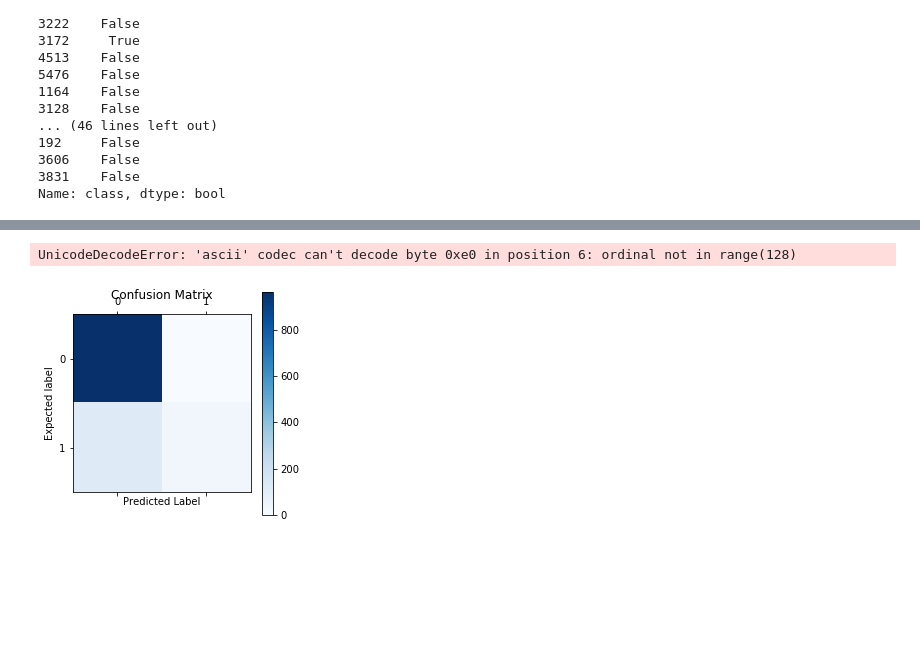
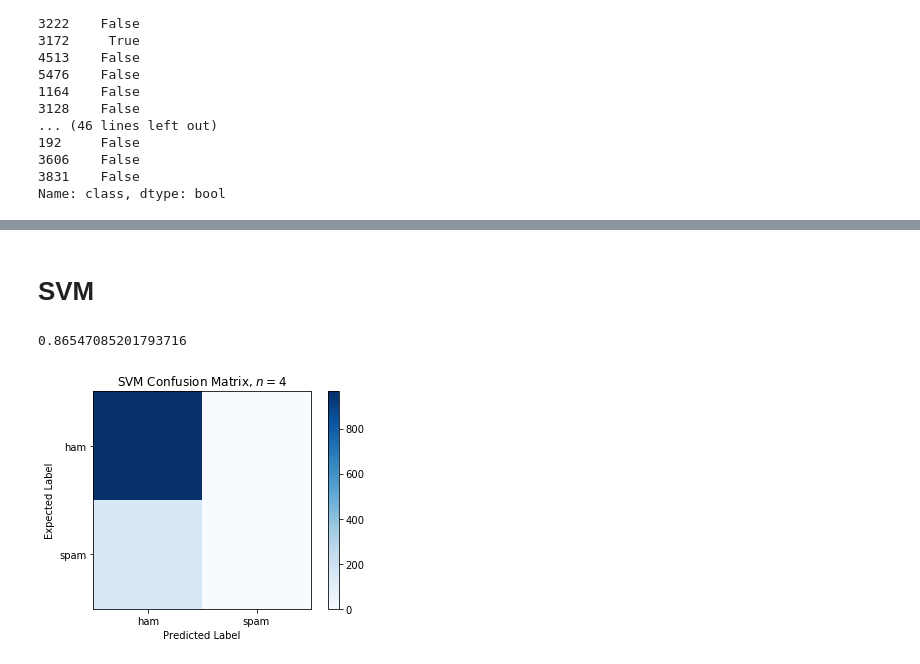
Before and after one commit to AyushSingh13/ml-project, a Jupyter notebook: raw_presentation.ipynb, the cells around one changed output, grey strips where cells are left out. Cells and saved outputs as stored; diff of their text form; code cells hidden in the pictures; blank space fills up the shorter version.

```diff
--- a/raw_presentation.ipynb
+++ b/raw_presentation.ipynb
@@ -260,0 +277,21 @@ print prediction['KNN'].shape
+# %%
+neighbor_y = []
+test_sizes = np.linspace(.1,.9,9)
+neighbor_x = range(1,41)
+print test_sizes
+
+vect = CountVectorizer(analyzer='word', stop_words='english') #uses 1 - 3 word length grams
+
+for j in test_sizes:
+    X_train,X_test,y_train,y_test = train_test_split(
+        messages["text"],messages["class"], test_size = j, random_state = 10)
+    vect.fit(X_train)
+    X_train_df = vect.transform(X_train)
+    X_test_df = vect.transform(X_test)
+    loc_y = []
+    for i in neighbor_x:
+        model = KNeighborsClassifier(n_neighbors=i)
+        model.fit(X_train_df, y_train)
+        prediction = model.predict(X_test_df)
+        loc_y.append(accuracy_score(y_test, prediction))
+    neighbor_y.append(loc_y)
@@ -261,13 +311,23 @@ print prediction['KNN'].shape
+# %% [markdown]
+# SVM
+# %%
+from sklearn import svm
+model = svm.SVC()
+model.fit(X_train_df, y_train)
+prediction['SVM'] = model.predict(X_test_df)
+
+accuracy_score(y_test, prediction['SVM'])
+# %% [output]
+0.86547085201793716
 # %%
-plt.matshow(confusion_matrix(y_test, prediction["KNN"]), cmap=plt.cm.Blues, interpolation='nearest')
-plt.title('Confusion Matrix')
+plt.imshow(confusion_matrix(y_test, prediction["SVM"]), cmap=plt.cm.Blues, interpolation='nearest')
+plt.title('SVM Confusion Matrix, $n = 4$')
 plt.colorbar()
-plt.ylabel('Expected label')
+plt.ylabel('Expected Label')
 plt.xlabel('Predicted Label')
-tick_marks = messages['class']
-plt.xticks(tick_marks)
-plt.yticks(tick_marks)
+tick_marks = ['ham', 'spam']
+plt.xticks([0, 1], tick_marks)
+plt.yticks([0, 1], tick_marks)
 plt.show()
 # %% [output]
-UnicodeDecodeError: 'ascii' codec can't decode byte 0xe0 in position 6: ordinal not in range(128)
-[figure, old version]
+[figure, new version]
```
Also changed, not shown: parts of 9 cells of this notebook.
